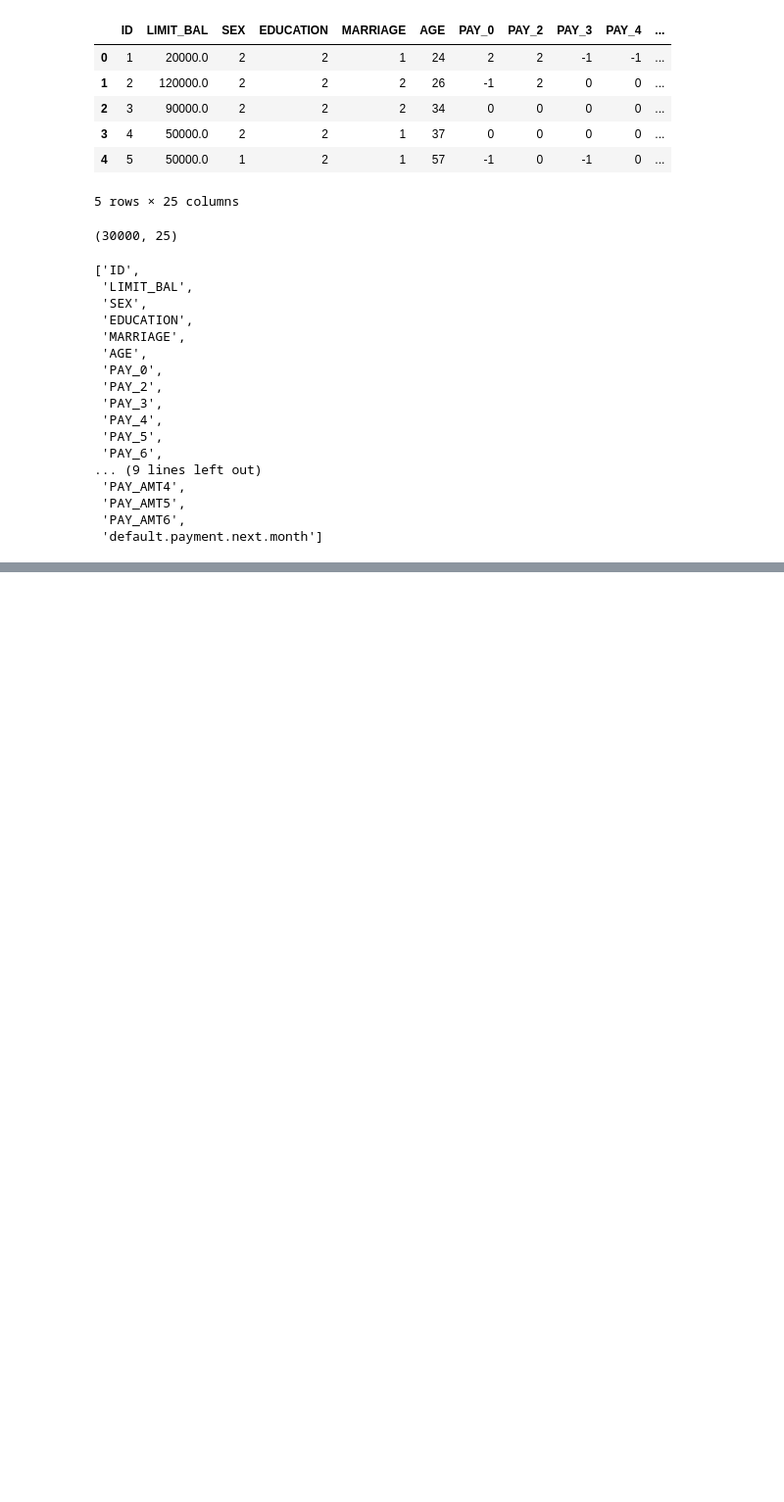
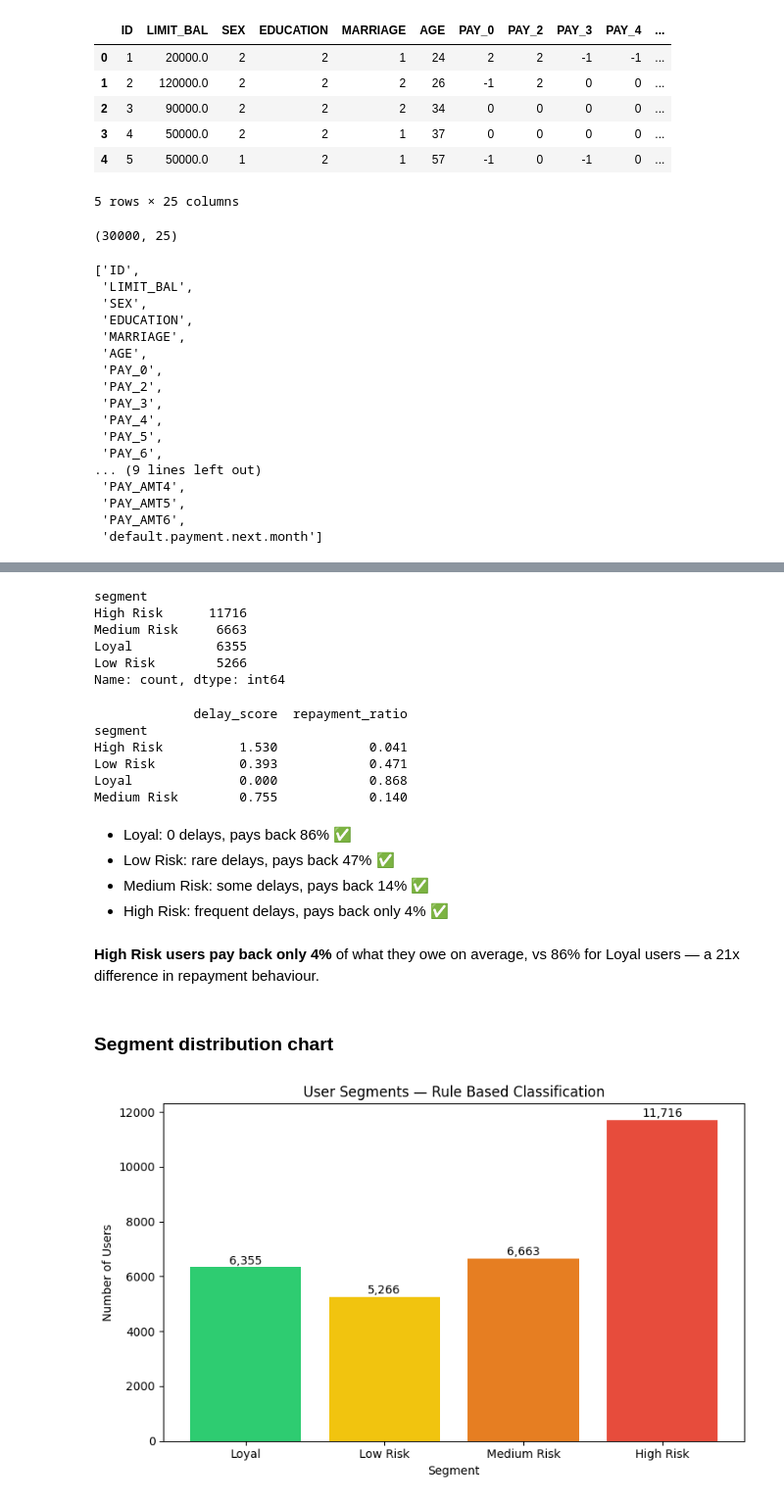
Before and after one commit to abhishiron/credit_card_intelligence, a Jupyter notebook: notebooks/phase3_segementation.ipynb, the cells around one changed output, grey strips where cells are left out. Shown at 98% size. Drawn from its saved outputs; the diff is of its cells as text; code cells hidden in the pictures; blank space fills up the shorter version.

Commit message:
done w segmentation

```diff
--- a/notebooks/phase3_segementation.ipynb
+++ b/notebooks/phase3_segementation.ipynb
@@ -46,3 +46,6 @@ df.columns.tolist()
  'PAY_AMT5',
  'PAY_AMT6',
  'default.payment.next.month']
+# %%
+df.columns = df.columns.str.lower().str.replace('.', '_', regex=False)
+print(df.columns.tolist())
@@ -48,0 +99,4 @@ df.columns.tolist()
+# %%
+df['repayment_ratio'] = df['repayment_ratio'].clip(lower=0, upper=1.0)
+
+print(df['repayment_ratio'].describe().round(3))
@@ -48,0 +124,62 @@ df.columns.tolist()
+# %%
+def assign_segment(row):
+    delay = row['delay_score']
+    ratio = row['repayment_ratio']
+
+    if delay >= 4 or ratio < 0.05:
+        return 'High Risk'
+    elif delay >= 2 or ratio < 0.15:
+        return 'Medium Risk'
+    elif delay == 1 or ratio < 0.50:
+        return 'Low Risk'
+    else:
+        return 'Loyal'
+
+df['segment'] = df.apply(assign_segment, axis=1)
+
+print(df['segment'].value_counts())
+# %% [output]
+segment
+High Risk      11716
+Medium Risk     6663
+Loyal           6355
+Low Risk        5266
+Name: count, dtype: int64
+# %%
+print(df.groupby('segment')[['delay_score', 'repayment_ratio']].mean().round(3))
+# %% [output]
+             delay_score  repayment_ratio
+segment
+High Risk          1.530            0.041
+Low Risk           0.393            0.471
+Loyal              0.000            0.868
+Medium Risk        0.755            0.140
+# %% [markdown]
+- Loyal: 0 delays, pays back 86% ✅
+- Low Risk: rare delays, pays back 47% ✅
+- Medium Risk: some delays, pays back 14% ✅
+- High Risk: frequent delays, pays back only 4% ✅
+# %% [markdown]
+**High Risk users pay back only 4%** of what they owe on average,
+   vs 86% for Loyal users — a 21x difference in repayment behaviour.
+# %% [markdown]
+### Segment distribution chart
+# %%
+seg_counts = df['segment'].value_counts().reindex(['Loyal', 'Low Risk', 'Medium Risk', 'High Risk'])
+
+colors = ['#2ecc71', '#f1c40f', '#e67e22', '#e74c3c']
+
+plt.figure(figsize=(8, 5))
+bars = plt.bar(seg_counts.index, seg_counts.values, color=colors)
+plt.title('User Segments — Rule Based Classification')
+plt.xlabel('Segment')
+plt.ylabel('Number of Users')
+
+for bar, val in zip(bars, seg_counts.values):
+    plt.text(bar.get_x() + bar.get_width()/2, bar.get_height() + 100,
+             f'{val:,}', ha='center', fontsize=10)
+
+plt.tight_layout()
+plt.show()
+# %% [output]
+[figure, added]
```
Also changed, not shown: parts of 15 cells of this notebook.
